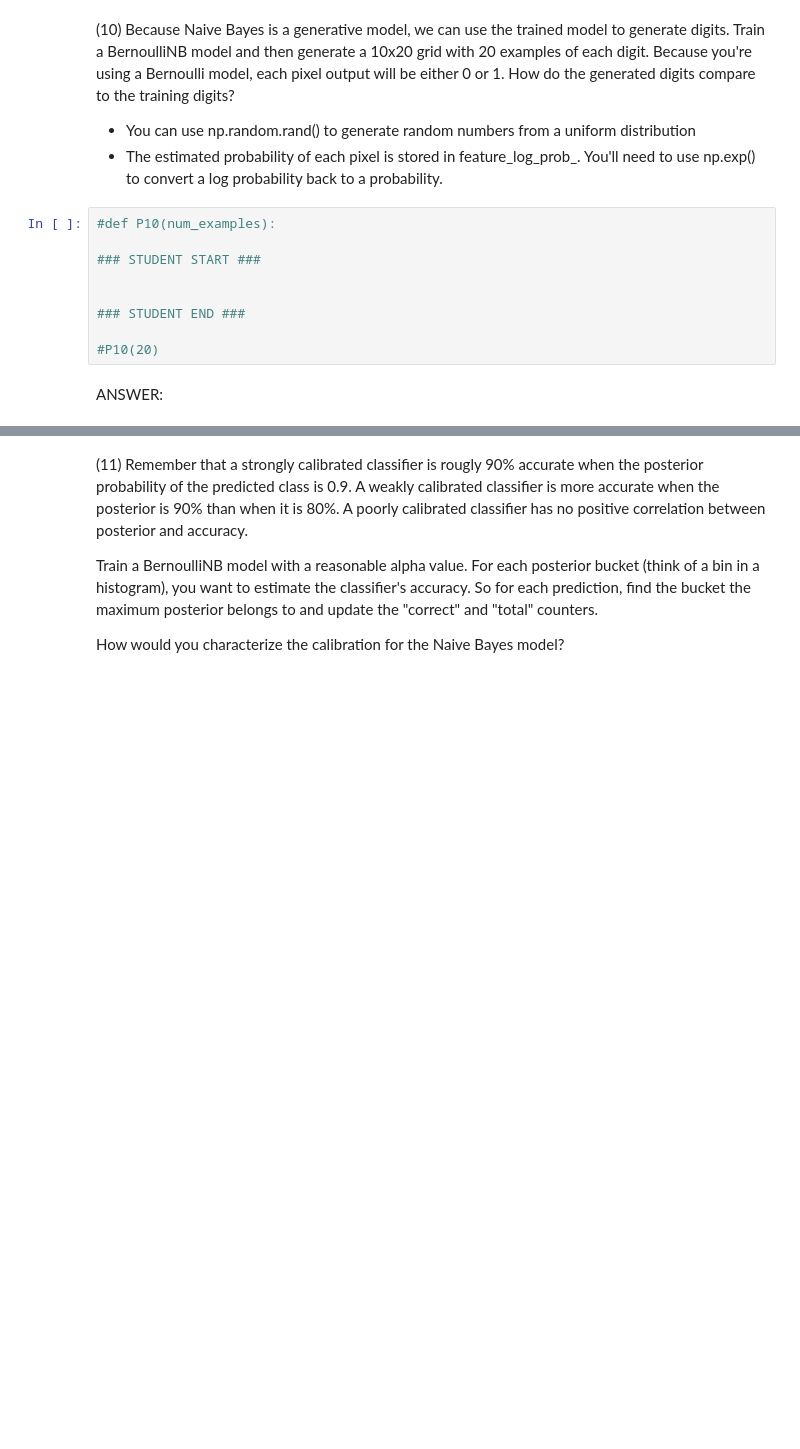
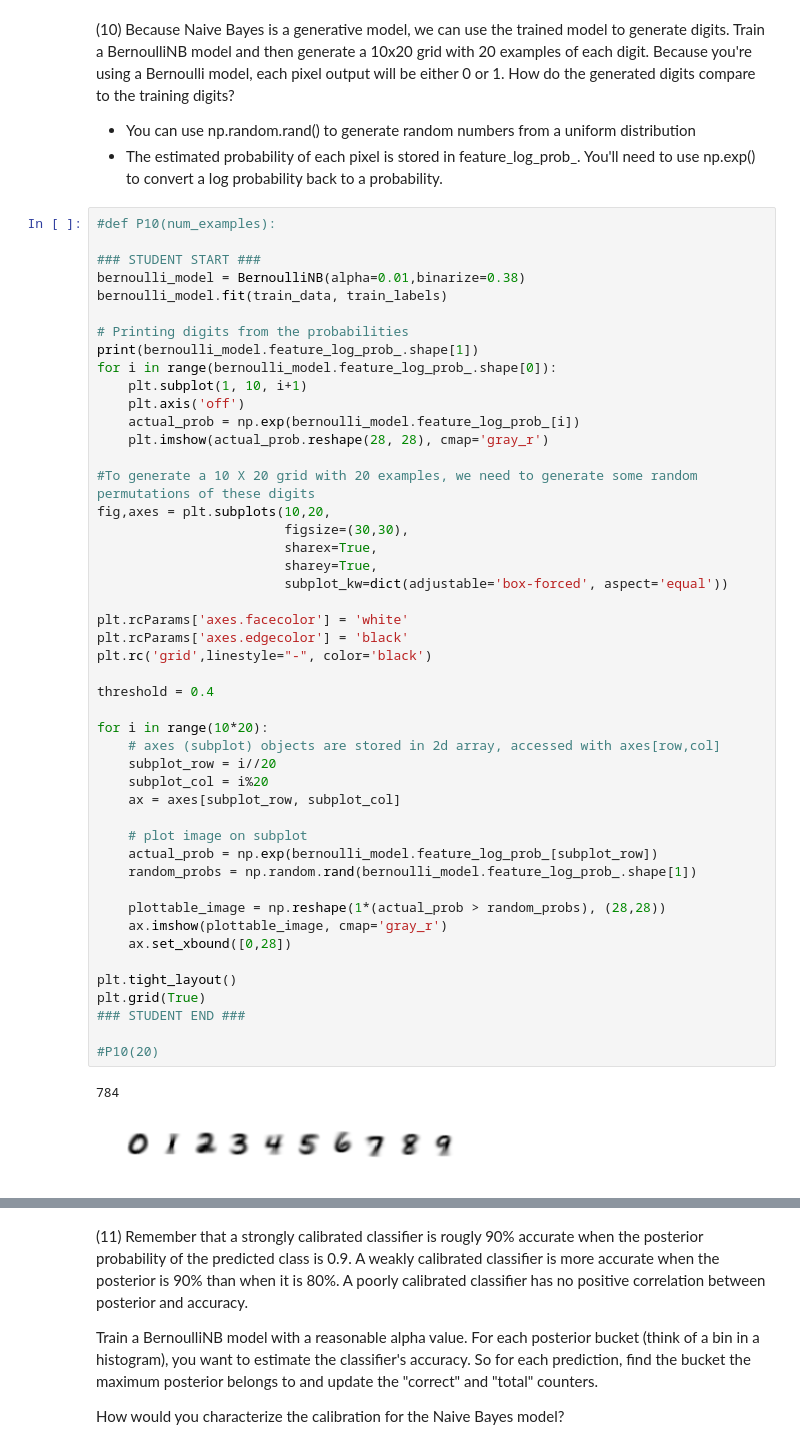
Before and after one commit to sthiruvallur/W207-Applied-Machine-Learning, a Jupyter notebook: Projects/Satya_Thiruvallur_p1.ipynb, the cells around one changed output, grey strips where cells are left out. Cells and saved outputs as stored; diff of their text form; blank space fills up the shorter version.

```diff
--- a/Projects/Satya_Thiruvallur_p1.ipynb
+++ b/Projects/Satya_Thiruvallur_p1.ipynb
@@ -524,14 +586,53 @@ ANSWER:
 
 - You can use np.random.rand() to generate random numbers from a uniform distribution
 - The estimated probability of each pixel is stored in feature\_log\_prob\_. You'll need to use np.exp() to convert a log probability back to a probability.
-# %%
-#def P10(num_examples):
-
-### STUDENT START ###
-
-
-### STUDENT END ###
-
-#P10(20)
-# %% [markdown]
-ANSWER:
+# %%
+#def P10(num_examples):
+
+### STUDENT START ###
+bernoulli_model = BernoulliNB(alpha=0.01,binarize=0.38)
+bernoulli_model.fit(train_data, train_labels)
+
+# Printing digits from the probabilities
+print(bernoulli_model.feature_log_prob_.shape[1])
+for i in range(bernoulli_model.feature_log_prob_.shape[0]):
+    plt.subplot(1, 10, i+1)
+    plt.axis('off')
+    actual_prob = np.exp(bernoulli_model.feature_log_prob_[i])
+    plt.imshow(actual_prob.reshape(28, 28), cmap='gray_r')
+
+#To generate a 10 X 20 grid with 20 examples, we need to generate some random permutations of these digits
+fig,axes = plt.subplots(10,20,
+                        figsize=(30,30),
+                        sharex=True,
+                        sharey=True,
+                        subplot_kw=dict(adjustable='box-forced', aspect='equal'))
+
+plt.rcParams['axes.facecolor'] = 'white'
+plt.rcParams['axes.edgecolor'] = 'black'
+plt.rc('grid',linestyle="-", color='black')
+
+threshold = 0.4
+
+for i in range(10*20):
+    # axes (subplot) objects are stored in 2d array, accessed with axes[row,col]
+    subplot_row = i//20
+    subplot_col = i%20
+    ax = axes[subplot_row, subplot_col]
+
+    # plot image on subplot
+    actual_prob = np.exp(bernoulli_model.feature_log_prob_[subplot_row])
+    random_probs = np.random.rand(bernoulli_model.feature_log_prob_.shape[1])
+
+    plottable_image = np.reshape(1*(actual_prob > random_probs), (28,28))
+    ax.imshow(plottable_image, cmap='gray_r')
+    ax.set_xbound([0,28])
+
+plt.tight_layout()
+plt.grid(True)
+### STUDENT END ###
+
+#P10(20)
+# %% [output]
+784
+[figure, added]
```
Also changed, not shown: parts of 22 cells of this notebook.
